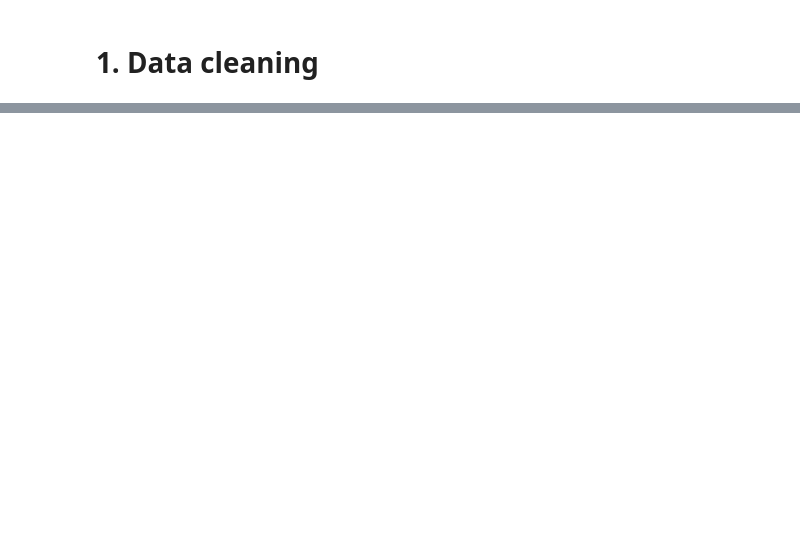
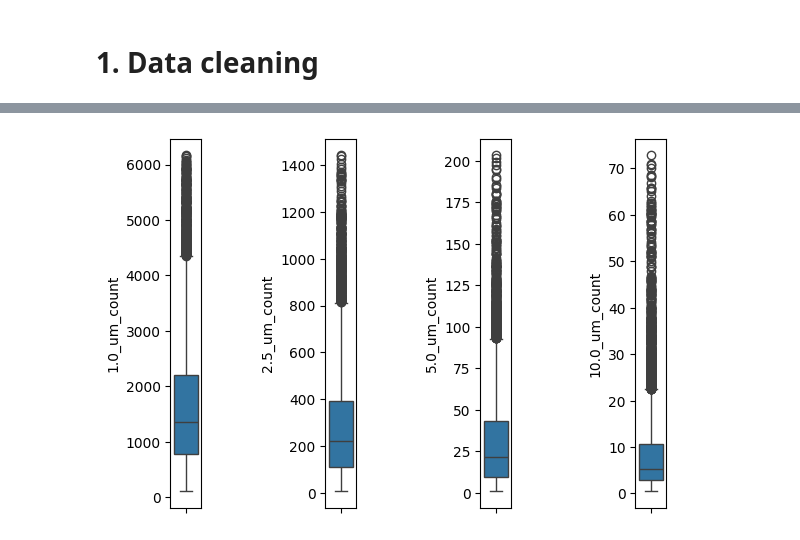
Before and after one commit to dolaemonngeong/BigData_Airbender, a Jupyter notebook: dataclean.py.ipynb, the cells around one changed output, grey strips where cells are left out. Cells and saved outputs as stored; diff of their text form; code cells hidden in the pictures; blank space fills up the shorter version.

```diff
--- a/dataclean.py.ipynb
+++ b/dataclean.py.ipynb
@@ -127,0 +131,10 @@ R2 Score: 0.9999952142470777
+# %%
+fig, axes = plt.subplots(1,4)
+plt.subplots_adjust(wspace=4)
+sns.boxplot(y=third_um_count, ax=axes[0])
+sns.boxplot(y=fourth_um_count, ax=axes[1])
+sns.boxplot(y=fifth_um_count, ax=axes[2])
+sns.boxplot(y=sixth_um_count, ax=axes[3])
+plt.show()
+# %% [output]
+[figure, added]
```
Also changed, not shown: parts of 16 cells of this notebook.
